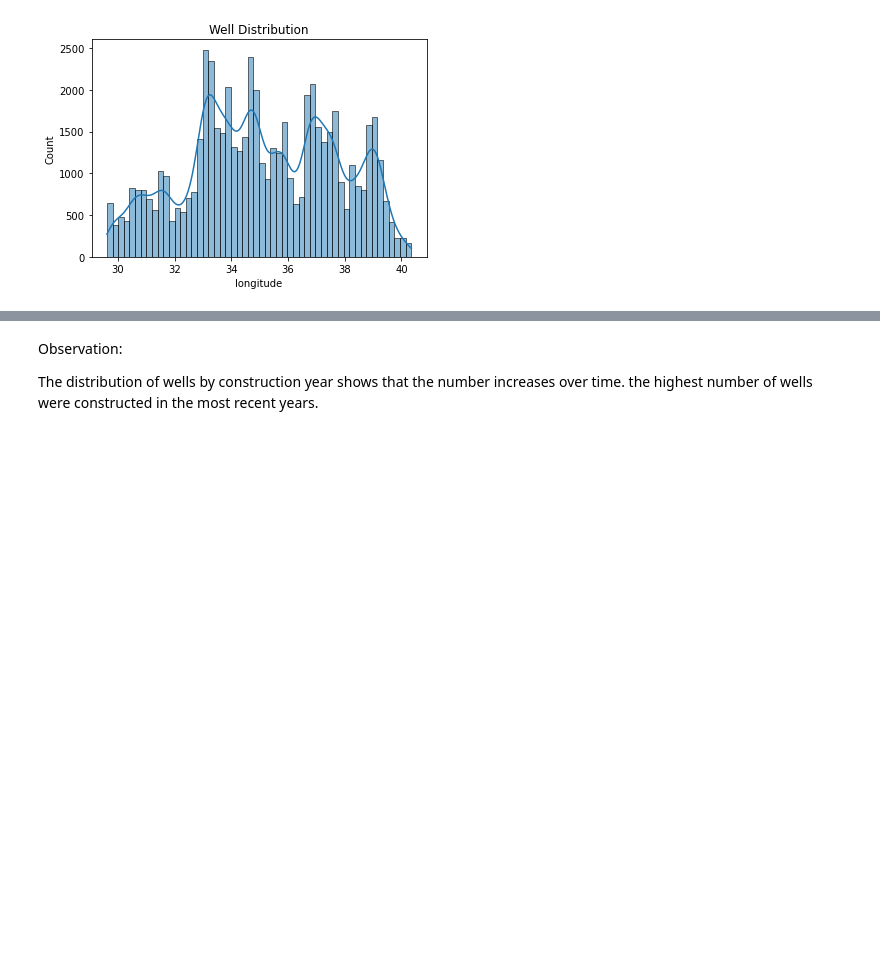
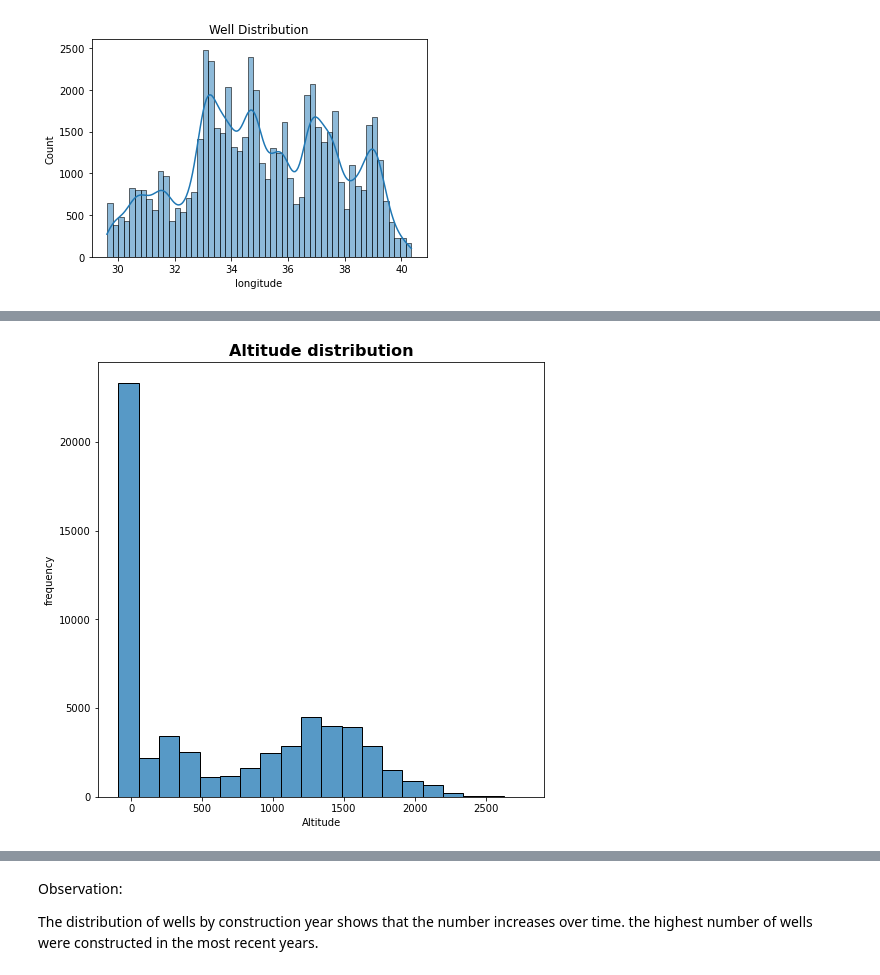
Before and after one commit to sharleneateyo/phase_3_project, a Jupyter notebook: notebook.ipynb, the cells around one changed output, grey strips where cells are left out. Cells and saved outputs as stored; diff of their text form; code cells hidden in the pictures; blank space fills up the shorter version.

```diff
--- a/notebook.ipynb
+++ b/notebook.ipynb
@@ -620,6 +633,9 @@ Observation:
 The above information shows that the number of wells recorded increases over time.
 with the highest number of wells recorded(about 28674) in 2011 and 2013, while the lowest number was recorded in 2004(30) and 2002(1)
 which suggests that the well construction efforts begun much later. is could possibly be because of the emergence funding from the NGO
+# %%
+# dropping date recorded column because it is not valuable
+train_df.drop('date_recorded', axis=1, inplace=True)
 # %% [markdown]
 #### Gps_height
 # %%
@@ -1401,12 +1416,9 @@ Text(0.5, 1.0, 'Well Distribution')
 [figure]
 # %%
 # gps_height distribution
-
-lat_count= train_df["latitude"].value_counts().sort_values(ascending= True).[:]
 plt.figure(figsize=(8,8))
-sns.histplot(train_df['latitude'], bins= )
-plt.title("latitude distribution")
-plt.xlabel("well distribution per latitude")
-plt.ylabel("Frequency")
-plt.show()
+sns.histplot(x= "gps_height", data = train_df, bins = 20)
+plt.ylabel("frequency")
+plt.xlabel("Altitude")
+plt.title("Altitude distribution", fontsize=16, fontweight='bold');
 # %% [output]
@@ -1414,3 +1425,4 @@ SyntaxError: invalid syntax (<ipython-input-155-56a8c387bf9d>, line 3)
+[figure, added]
 # %%
 # distribution of wells constucted per year
 
```
Also changed, not shown: parts of 109 cells of this notebook.
